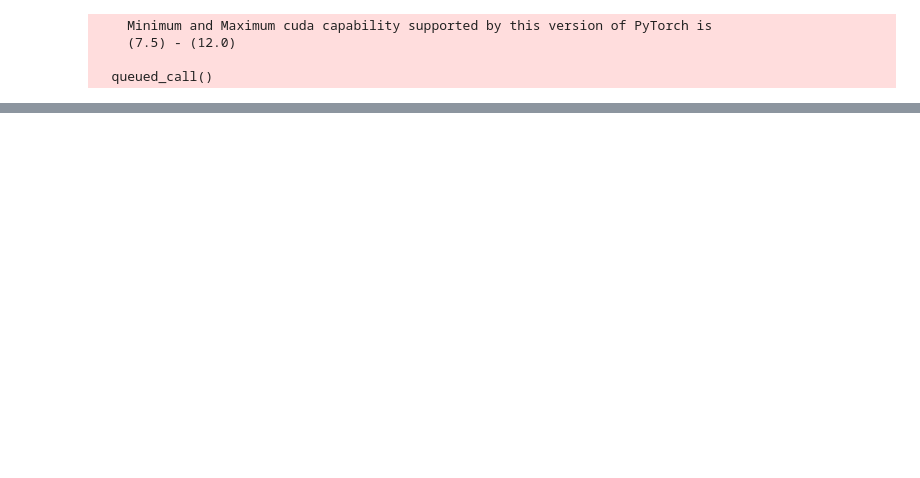
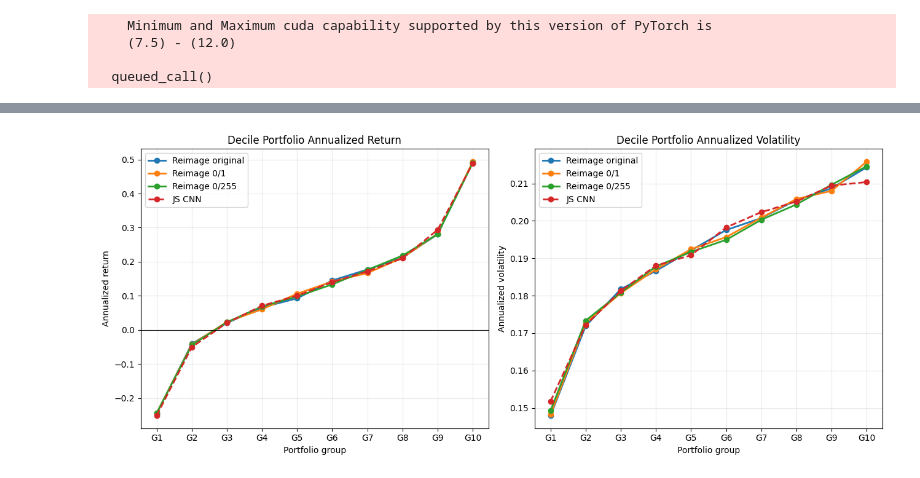
Before and after one commit to zhe1357/Reimage_price_trends, a Jupyter notebook: crsp_data.ipynb, the cells around one changed output, grey strips where cells are left out. Drawn from its saved outputs; the diff is of its cells as text; code cells hidden in the pictures; blank space fills up the shorter version.

```diff
--- a/crsp_data.ipynb
+++ b/crsp_data.ipynb
@@ -295,0 +286,77 @@ summary
+# %%
+import numpy as np
+import pandas as pd
+import matplotlib.pyplot as plt
+from pathlib import Path
+
+reimage_dir = Path(
+    "/home/iof_314707035/Jasper/Reimage_price_trends/models/US_1993_2020/I5R5/ensemble_seed0/backtest_ensemble_mean_prob"
+)
+
+js_path = Path(
+    "/home/iof_314707035/Jasper/WORK_SPACE/new_model_res/portfolio/"
+    "USA_D5L2F53S11D11MP21F53S11D11MP21C64_5d5p-lr1E-04-dp0.50-maTrue-vbTrue-weeklyTrained-noDelayedReturn_ensem10_noDelayedReturn/ew.csv"
+)
+
+reimage_files = {
+    "Reimage original": reimage_dir / "i5r5_ensemble_mean_prob_portfolio_returns.csv",
+    "Reimage 0/1": reimage_dir / "i5r5_ensemble_mean_prob_portfolio_returns_0_1.csv",
+    "Reimage 0/255": reimage_dir / "i5r5_ensemble_mean_prob_portfolio_returns_0_255.csv",
+}
+
+periods_per_year = 52
+groups = np.arange(1, 11)
+
+def annual_group_stats(path):
+    df = pd.read_csv(path)
+    rows = []
+    for g in groups:
+        r = pd.to_numeric(df[f"group_{g}_ret"], errors="coerce").dropna()
+        rows.append({
+            "group": g,
+            "annualized_return": r.mean() * periods_per_year,
+            "annualized_std": r.std() * np.sqrt(periods_per_year),
+        })
+    return pd.DataFrame(rows)
+
+plot_data = {
+    name: annual_group_stats(path)
+    for name, path in reimage_files.items()
+}
+
+js_df = pd.read_csv(js_path)
+js_deciles = js_df.iloc[:10].copy()
+js_deciles["group"] = groups
+js_deciles["ret"] = pd.to_numeric(js_deciles["ret"], errors="coerce")
+js_deciles["std"] = pd.to_numeric(js_deciles["std"], errors="coerce")
+
+fig, ax = plt.subplots(1, 2, figsize=(13, 5.5))
+
+for name, df in plot_data.items():
+    ax[0].plot(df["group"], df["annualized_return"], marker="o", linewidth=2, label=name)
+    ax[1].plot(df["group"], df["annualized_std"], marker="o", linewidth=2, label=name)
+
+ax[0].plot(js_deciles["group"], js_deciles["ret"], marker="o", linewidth=2, linestyle="--", label="JS CNN")
+ax[1].plot(js_deciles["group"], js_deciles["std"], marker="o", linewidth=2, linestyle="--", label="JS CNN")
+
+ax[0].axhline(0, color="black", linewidth=0.8)
+ax[0].set_xticks(groups)
+ax[0].set_xticklabels([f"G{g}" for g in groups])
+ax[0].set_xlabel("Portfolio group")
+ax[0].set_ylabel("Annualized return")
+ax[0].set_title("Decile Portfolio Annualized Return")
+ax[0].legend()
+ax[0].grid(alpha=0.25)
+
+ax[1].set_xticks(groups)
+ax[1].set_xticklabels([f"G{g}" for g in groups])
+ax[1].set_xlabel("Portfolio group")
+ax[1].set_ylabel("Annualized volatility")
+ax[1].set_title("Decile Portfolio Annualized Volatility")
+ax[1].legend()
+ax[1].grid(alpha=0.25)
+
+plt.tight_layout()
+plt.show()
+# %% [output]
+[figure, added]
```
Also changed, not shown: parts of 10 cells of this notebook, 23 other files.
